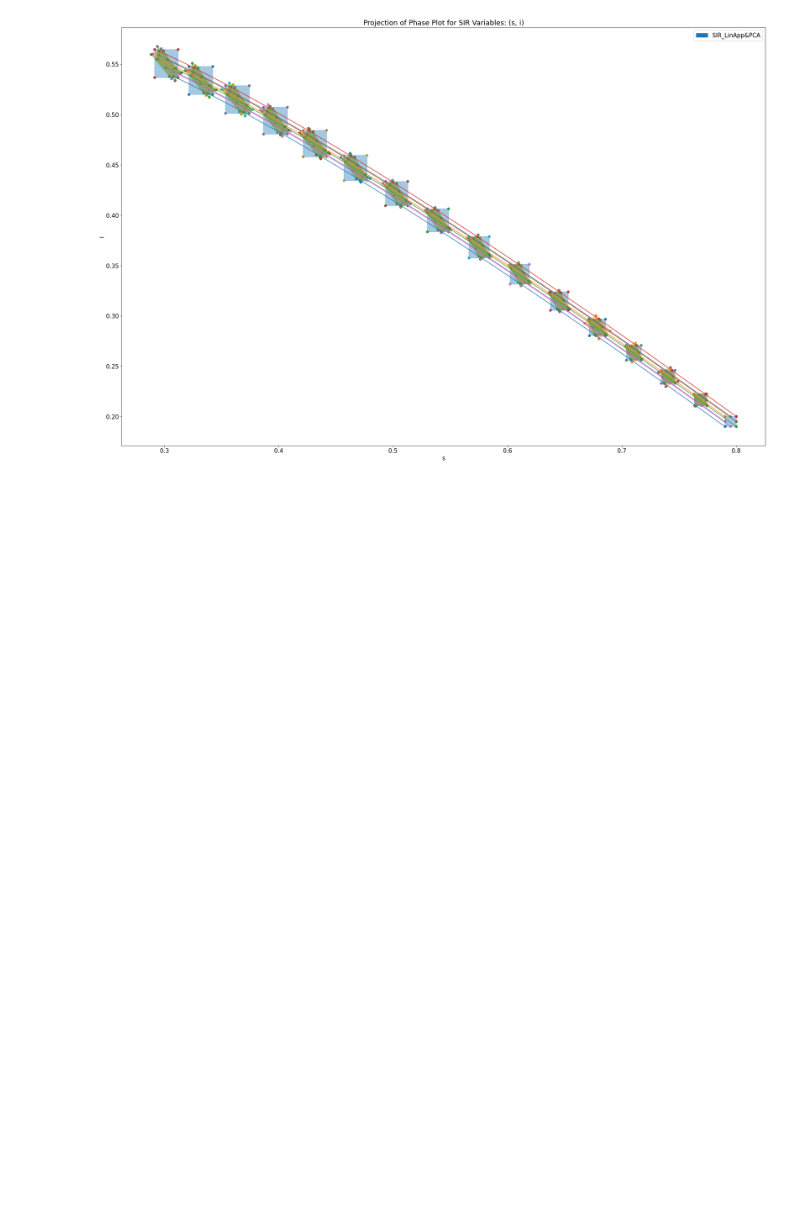
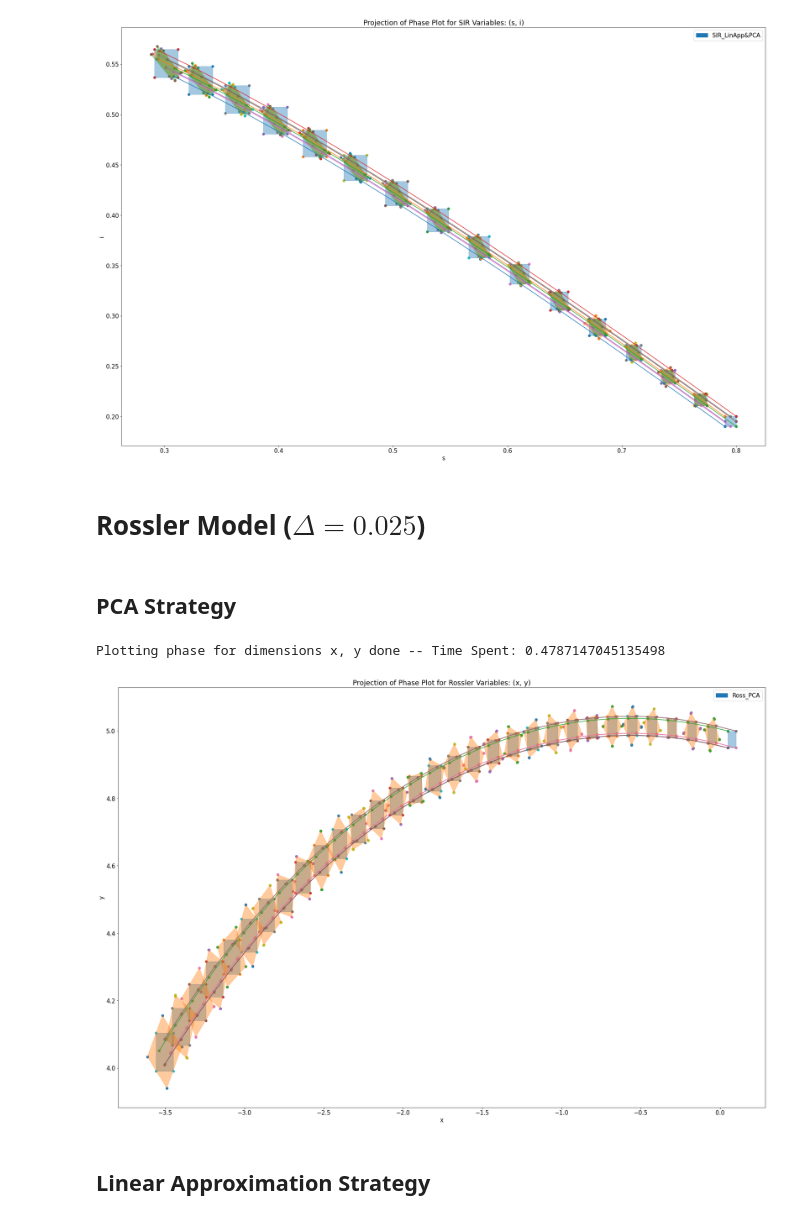
Before and after one commit to Tarheel-Formal-Methods/kaa-dynamic, a Jupyter notebook: pca-linapp-temp-demo.ipynb, the cells around one changed output. Cells and saved outputs as stored; diff of their text form; code cells hidden in the pictures; blank space fills up the shorter version.

Commit message:
Added attempts at generating Rossler plots.

```diff
--- a/pca-linapp-temp-demo.ipynb
+++ b/pca-linapp-temp-demo.ipynb
@@ -318,3 +319,35 @@ Average Bound Computation Duration: 0.03900564377005015 sec
 Average Reachable Set Computation Duration: 79.85547907352448 sec
 Average Phase Duration: 0.3734734058380127 sec
 [figure]
+# %% [markdown]
+# Rossler Model ($\Delta = 0.025$)
+# %% [markdown]
+## PCA Strategy
+# %%
+NUM_STEPS = 30
+ROSS_PCA_ITER_STEPS = 1 #Number of steps between each recomputation of PCA Templates.
+'PCA Strategy Parameters'
+ROSS_PCA_TRAJ_STEPS = 1 #Number of steps our sample trajectories should run.
+ROSS_PCA_NUM_TRAJ = 200 #Number of sample trajectories we should use for the PCA routine.
+
+rossler_pca = Rossler_UnitBox()
+rossler_plot = Plot()
+
+points = [[0.05,4.95,0.05], [0.1,4.95,0.05], [0.05,5,0.05], [0.1,5,0.05], [0.05,4.95,0.05], [0.05,4.95,0.1], [0.1,4.95,0.1], [0.1,5,0.1]]
+trajs = [Traj(rossler_pca, point, NUM_STEPS) for point in points]
+
+pca_strat = PCAStrat(rossler_pca, traj_steps=ROSS_PCA_TRAJ_STEPS, num_trajs=ROSS_PCA_NUM_TRAJ, iter_steps=ROSS_PCA_ITER_STEPS)
+ross_pca_reach = ReachSet(rossler_pca)
+ross_flow_pca = ross_pca_reach.computeReachSet(NUM_STEPS, tempstrat=pca_strat)
+
+'Add trajectories'
+for traj in trajs:
+    rossler_plot.add(traj)
+
+rossler_plot.add(ross_flow_pca, "Ross_PCA")
+rossler_plot.plot2DPhase(0,1, separate=True, plotvertices=True)
+# %% [output]
+Plotting phase for dimensions x, y done -- Time Spent: 0.4787147045135498
+[figure, added]
+# %% [markdown]
+## Linear Approximation Strategy
```
Also changed, not shown: parts of 4 cells of this notebook, 4 other files.
